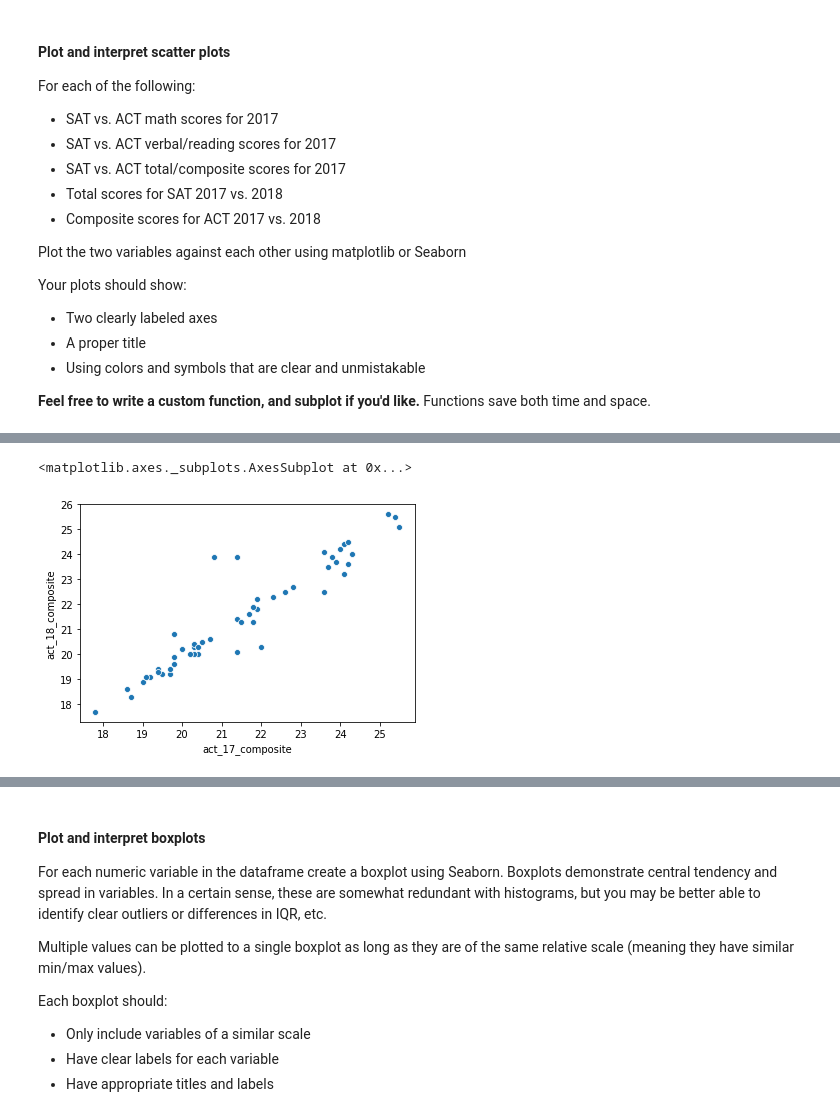
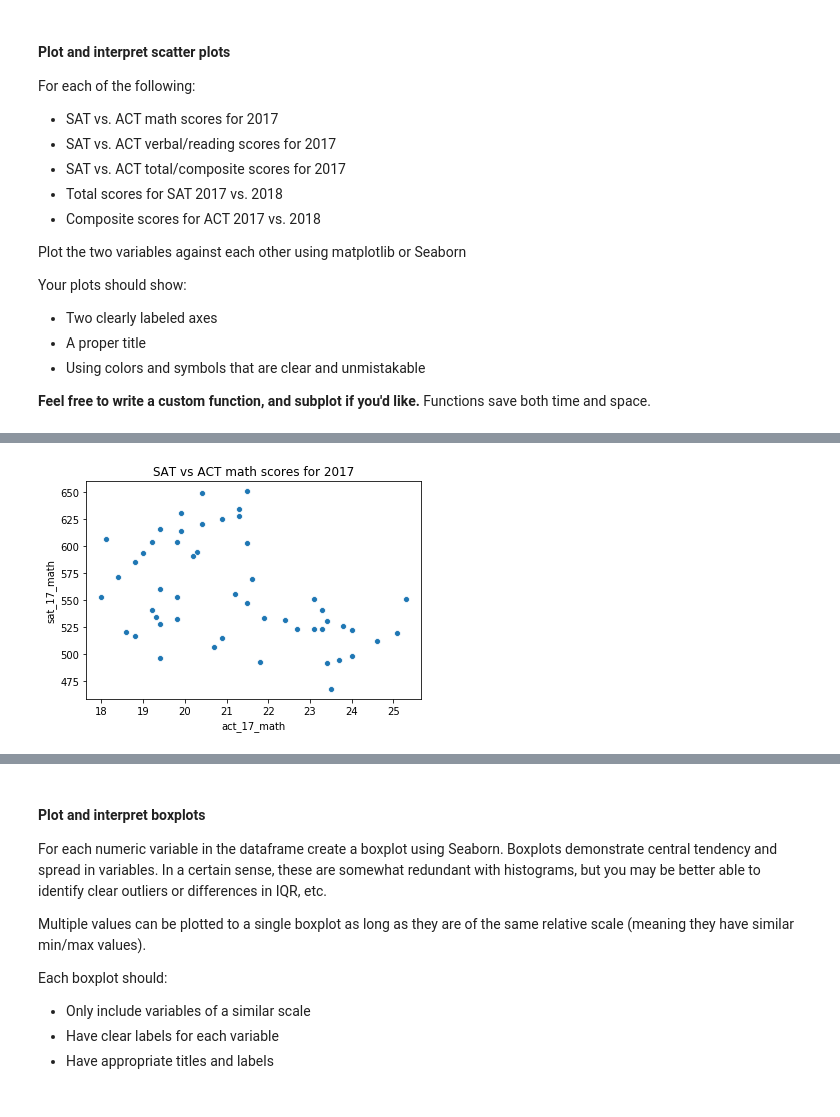
Before and after one commit to KennethChewx/Project_1, a Jupyter notebook: code/starter-code.ipynb, the cells around one changed output, grey strips where cells are left out. Drawn from its saved outputs; the diff is of its cells as text; code cells hidden in the pictures.

```diff
--- a/code/starter-code.ipynb
+++ b/code/starter-code.ipynb
@@ -762,5 +720,11 @@ sns.scatterplot(x = final.sat_17_total, y = final.sat_18_total)
-# %%
-sns.scatterplot(x = final.act_17_composite, y = final.act_18_composite)
-# %% [output]
-<matplotlib.axes._subplots.AxesSubplot at 0x...>
-[figure, removed]
+# %%
+# Code
+def subplot_scatter(x,y,label):
+    ax = plt.axes()
+    sns.scatterplot(x , y)
+    ax.set_title(label)
+    plt.show()
+# %%
+subplot_scatter(final.act_17_math, final.sat_17_math, label = "SAT vs ACT math scores for 2017")
+# %% [output]
+[figure, added]
```
Also changed, not shown: parts of 14 cells of this notebook.
